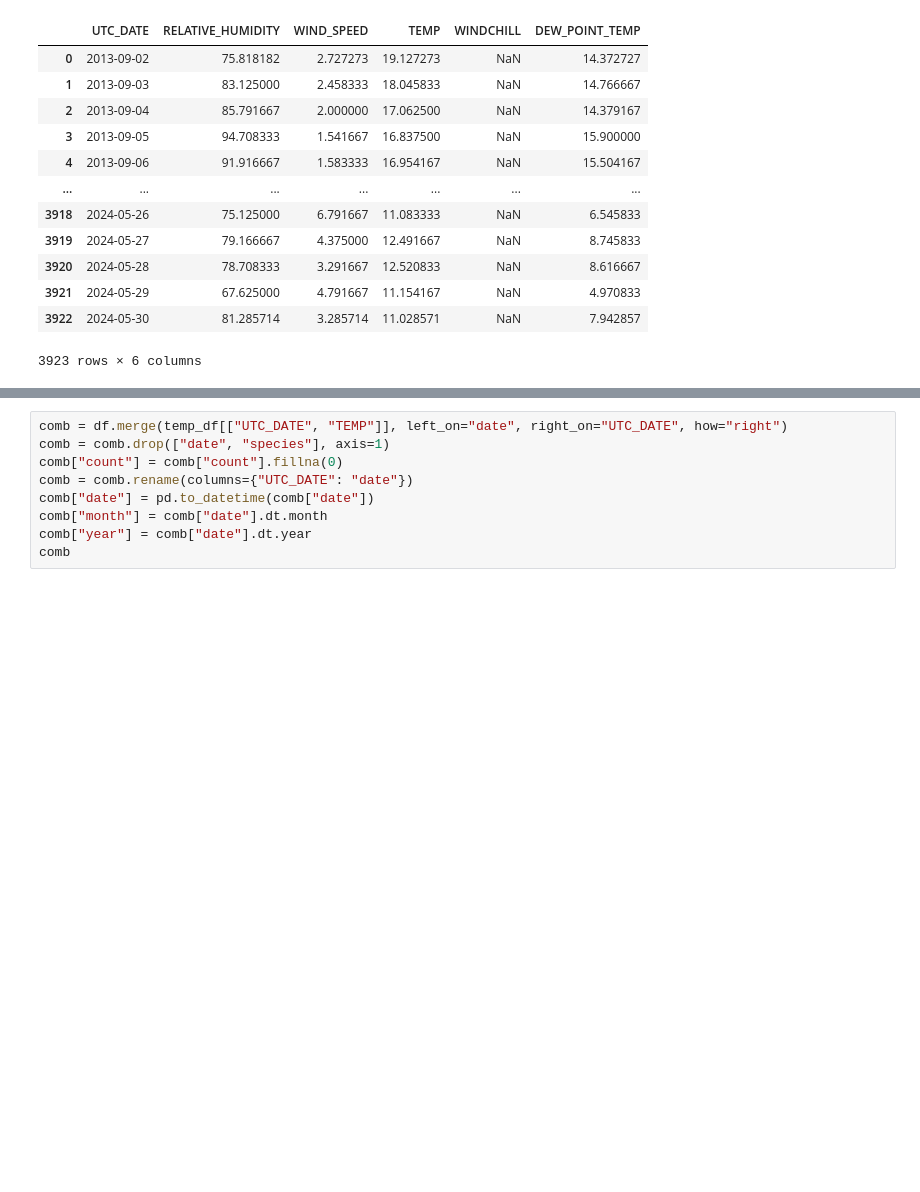
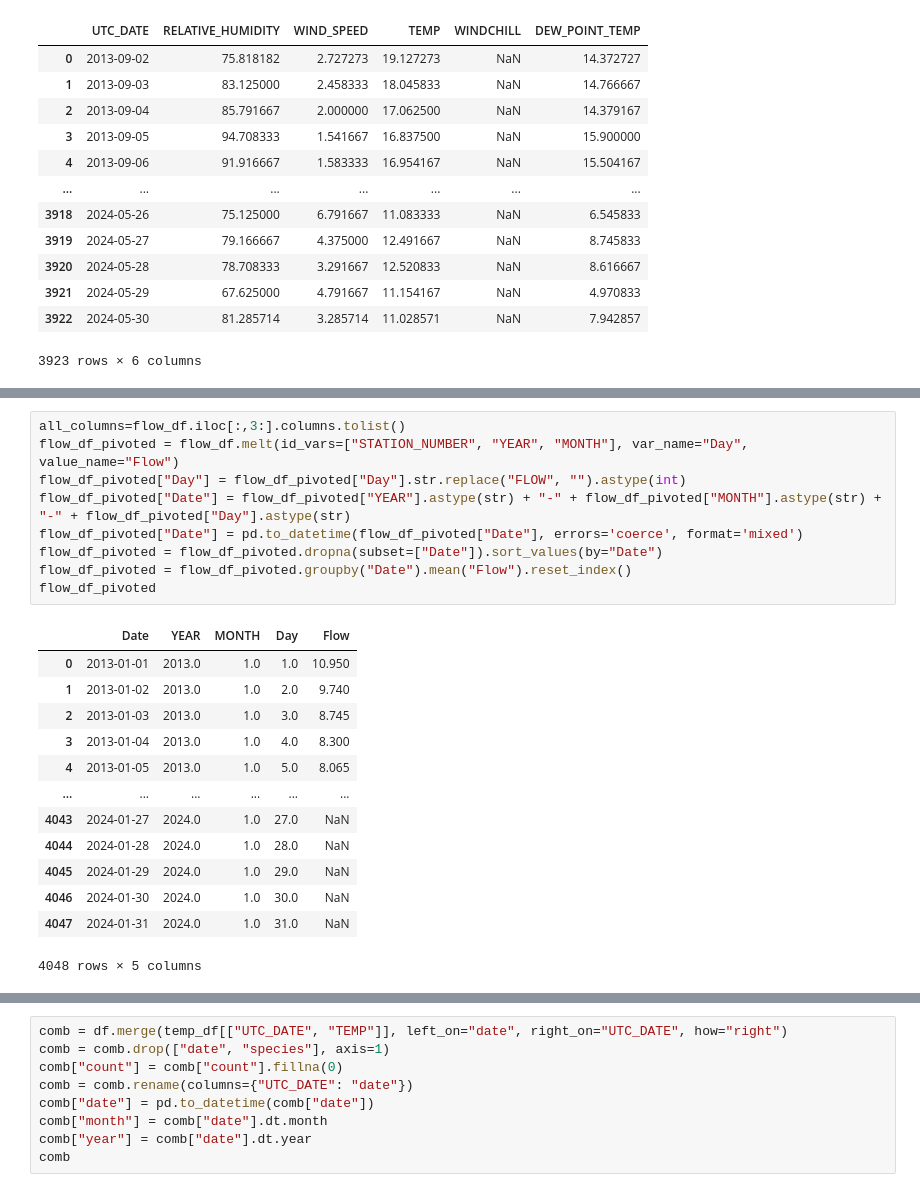
Before and after one commit to brahmwg/Bottlenecks_MDS_Capstone, a Jupyter notebook: outMigration_model/TS_with_winter.ipynb, the cells around one changed output, grey strips where cells are left out. Cells and saved outputs as stored; diff of their text form; blank space fills up the shorter version.

```diff
--- a/outMigration_model/TS_with_winter.ipynb
+++ b/outMigration_model/TS_with_winter.ipynb
@@ -51,0 +69,23 @@ temp_df
+# %%
+all_columns=flow_df.iloc[:,3:].columns.tolist()
+flow_df_pivoted = flow_df.melt(id_vars=["STATION_NUMBER", "YEAR", "MONTH"], var_name="Day", value_name="Flow")
+flow_df_pivoted["Day"] = flow_df_pivoted["Day"].str.replace("FLOW", "").astype(int)
+flow_df_pivoted["Date"] = flow_df_pivoted["YEAR"].astype(str) + "-" + flow_df_pivoted["MONTH"].astype(str) + "-" + flow_df_pivoted["Day"].astype(str)
+flow_df_pivoted["Date"] = pd.to_datetime(flow_df_pivoted["Date"], errors='coerce', format='mixed')
+flow_df_pivoted = flow_df_pivoted.dropna(subset=["Date"]).sort_values(by="Date")
+flow_df_pivoted = flow_df_pivoted.groupby("Date").mean("Flow").reset_index()
+flow_df_pivoted
+# %% [output]
+|  | Date | YEAR | MONTH | Day | Flow |
+| 0 | 2013-01-01 | 2013.0 | 1.0 | 1.0 | 10.950 |
+| 1 | 2013-01-02 | 2013.0 | 1.0 | 2.0 | 9.740 |
+| 2 | 2013-01-03 | 2013.0 | 1.0 | 3.0 | 8.745 |
+| 3 | 2013-01-04 | 2013.0 | 1.0 | 4.0 | 8.300 |
+| 4 | 2013-01-05 | 2013.0 | 1.0 | 5.0 | 8.065 |
+| ... | ... | ... | ... | ... | ... |
+| 4043 | 2024-01-27 | 2024.0 | 1.0 | 27.0 | NaN |
+| 4044 | 2024-01-28 | 2024.0 | 1.0 | 28.0 | NaN |
+| 4045 | 2024-01-29 | 2024.0 | 1.0 | 29.0 | NaN |
+| 4046 | 2024-01-30 | 2024.0 | 1.0 | 30.0 | NaN |
+| 4047 | 2024-01-31 | 2024.0 | 1.0 | 31.0 | NaN |
+4048 rows × 5 columns
```
Also changed, not shown: parts of 7 cells of this notebook.
